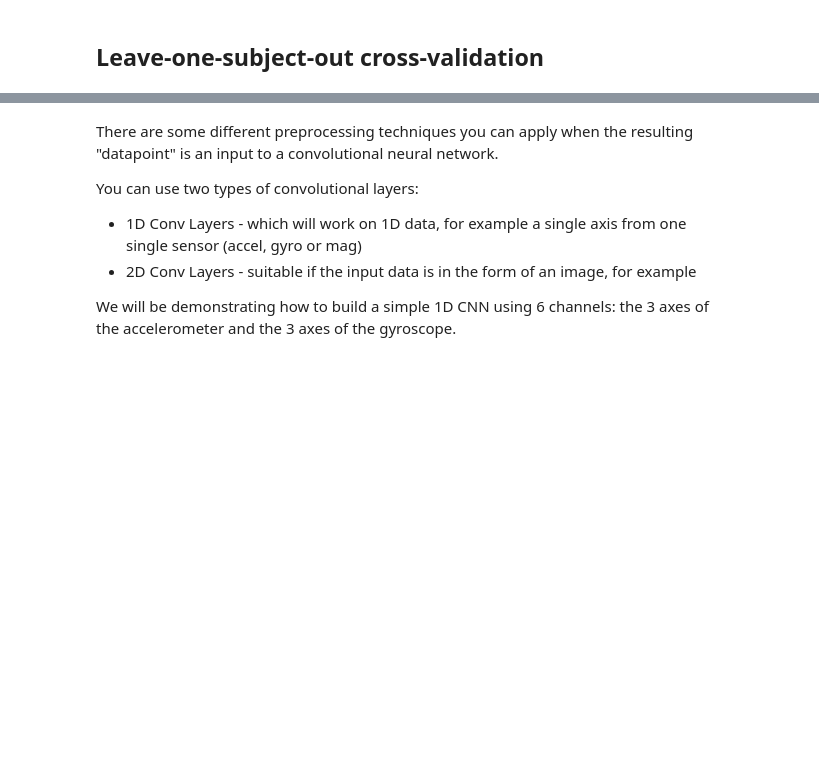
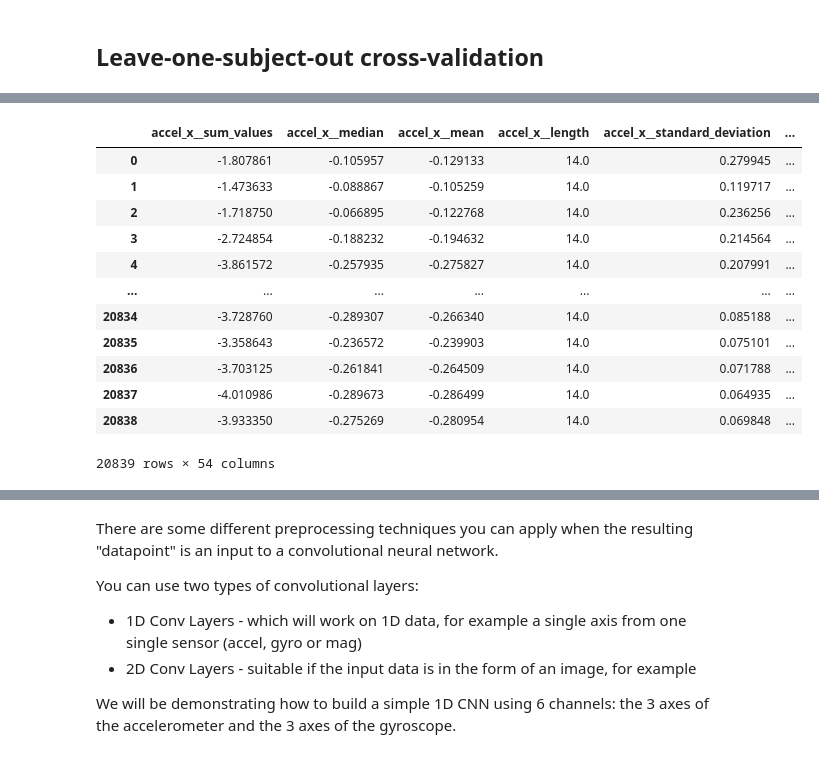
Before and after one commit to wassim2u/PDIOT-cw3, a Jupyter notebook: ML/model_builder.ipynb, the cells around one changed output, grey strips where cells are left out. Saved outputs shown, nothing was run; the diff lists cells and outputs as text; code cells hidden in the pictures; blank space fills up the shorter version.

```diff
--- a/ML/model_builder.ipynb
+++ b/ML/model_builder.ipynb
@@ -341,0 +588,27 @@ This ensures that the results we get from our classifier are consistent to what
+# %%
+# now extract all features
+feature_list_test = []
+
+for col in columns_of_interest_training:
+    new_features = tsfresh.extract_features(timeseries_container=X_test_sliding_windows, column_id='window_id',
+                        column_value=col, default_fc_parameters=tsfresh.feature_extraction.MinimalFCParameters())
+
+    feature_list_test.append(new_features)
+
+feature_list_test = pd.concat(feature_list_test, axis=1)
+
+feature_list_test
+# %% [output]
+|  | accel_x__sum_values | accel_x__median | accel_x__mean | accel_x__length | accel_x__standard_deviation | ... |
+| 0 | -1.807861 | -0.105957 | -0.129133 | 14.0 | 0.279945 | ... |
+| 1 | -1.473633 | -0.088867 | -0.105259 | 14.0 | 0.119717 | ... |
+| 2 | -1.718750 | -0.066895 | -0.122768 | 14.0 | 0.236256 | ... |
+| 3 | -2.724854 | -0.188232 | -0.194632 | 14.0 | 0.214564 | ... |
+| 4 | -3.861572 | -0.257935 | -0.275827 | 14.0 | 0.207991 | ... |
+| ... | ... | ... | ... | ... | ... | ... |
+| 20834 | -3.728760 | -0.289307 | -0.266340 | 14.0 | 0.085188 | ... |
+| 20835 | -3.358643 | -0.236572 | -0.239903 | 14.0 | 0.075101 | ... |
+| 20836 | -3.703125 | -0.261841 | -0.264509 | 14.0 | 0.071788 | ... |
+| 20837 | -4.010986 | -0.289673 | -0.286499 | 14.0 | 0.064935 | ... |
+| 20838 | -3.933350 | -0.275269 | -0.280954 | 14.0 | 0.069848 | ... |
+20839 rows × 54 columns
```
Also changed, not shown: parts of 86 cells of this notebook.
